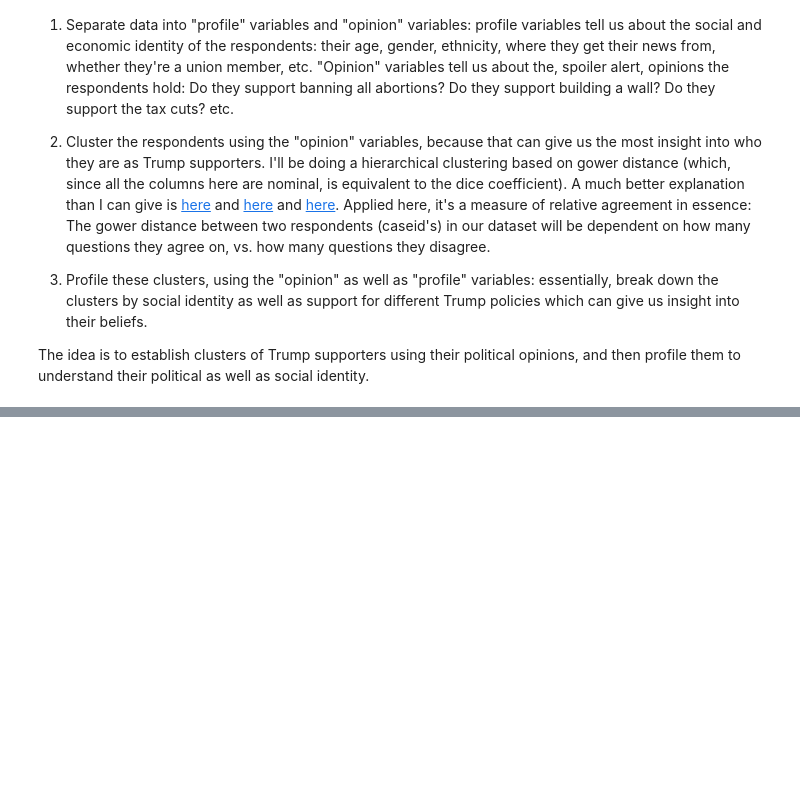
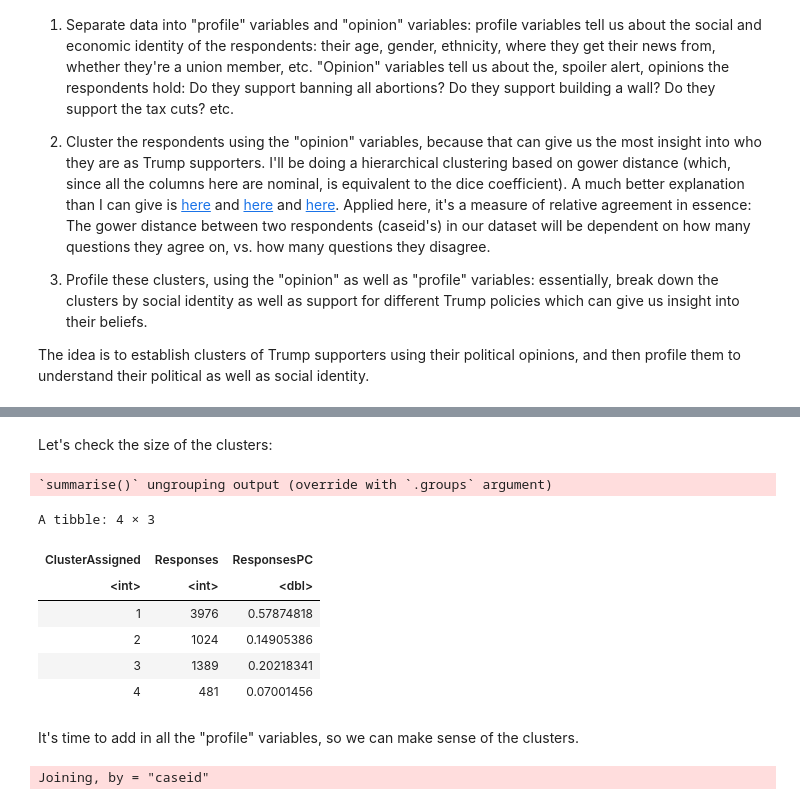
Before and after one commit to apoorvabhide/trump_supporter_clustering, a Jupyter notebook: Code/Profiling Trump Supporters.ipynb, the cells around one changed output, grey strips where cells are left out. Drawn from its saved outputs; the diff is of its cells as text; code cells hidden in the pictures; blank space fills up the shorter version.

```diff
--- a/Code/Profiling Trump Supporters.ipynb
+++ b/Code/Profiling Trump Supporters.ipynb
@@ -145,0 +180,56 @@ plot(hclust(distmatrix,method = "complete"))
+# %% [markdown]
+Let's check the size of the clusters:
+# %%
+cces_cluster1$ClusterAssigned <- cutree(hc,k=4)
+cces_cluster1 %>% group_by(ClusterAssigned) %>% dplyr::summarise(Responses = length(unique(caseid))) %>%
+  mutate(ResponsesPC=Responses/sum(Responses))
+# %% [output]
+`summarise()` ungrouping output (override with `.groups` argument)
+A tibble: 4 × 3
+| ClusterAssigned | Responses | ResponsesPC |
+| <int> | <int> | <dbl> |
+| 1 | 3976 | 0.57874818 |
+| 2 | 1024 | 0.14905386 |
+| 3 | 1389 | 0.20218341 |
+| 4 | 481 | 0.07001456 |
+# %% [markdown]
+It's time to add in all the "profile" variables, so we can make sense of the clusters.
+# %%
+# CCES Profile variables
+cces_profile <- cces_ts %>% select(caseid=caseid,
+                           birthyr,
+                           gender,
+                           sexuality,
+                           region,
+                           edloan,
+                           employ,
+                           educ,
+                           race,
+                           ideo5,
+                           numchildren,
+                           pew_churatd,
+                           pew_bornagain,
+                           pew_prayer,
+                           internethome,
+                           internetwork,
+                           pid7,
+                           urbancity,
+                           nationaleconomy=CC18_301,
+                           faminc_new,
+                           newsint,
+                           postedabtpolitics = CC18_300d_1,
+                           householdincomelastyear=CC18_302,
+                           union,
+                           demideology=CC18_334D,
+                           investor,
+                           tvuse=CC18_300_2 ,
+                           newspaper=CC18_300_3,
+                           radiouse=CC18_300_4,
+                           voted2018midterm=CC18_401)
+for(i in 1:ncol(cces_profile))
+{
+  cces_profile[,i] <- as_factor(cces_profile[,i])
+}
+cces_cluster2 <- cces_cluster1 %>% mutate(caseid=as.numeric(caseid)) %>% left_join(cces_profile)
+# %% [output]
+Joining, by = "caseid"
```
Also changed, not shown: parts of 10 cells of this notebook, 3 other files.
